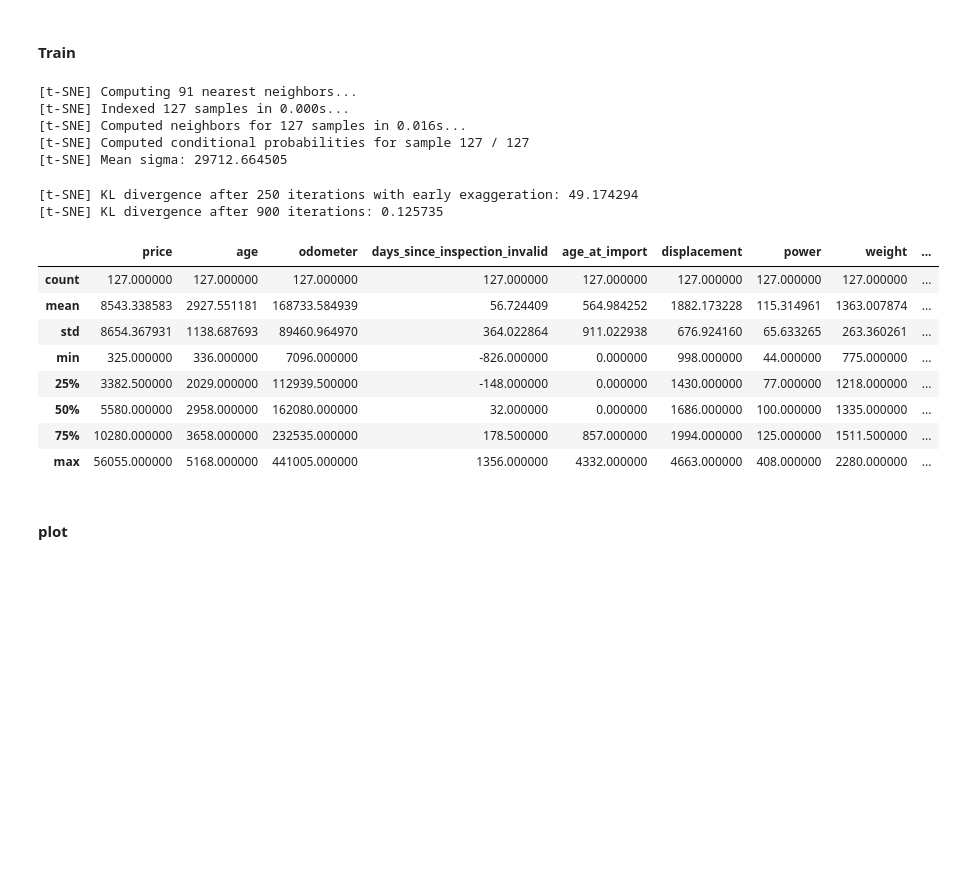
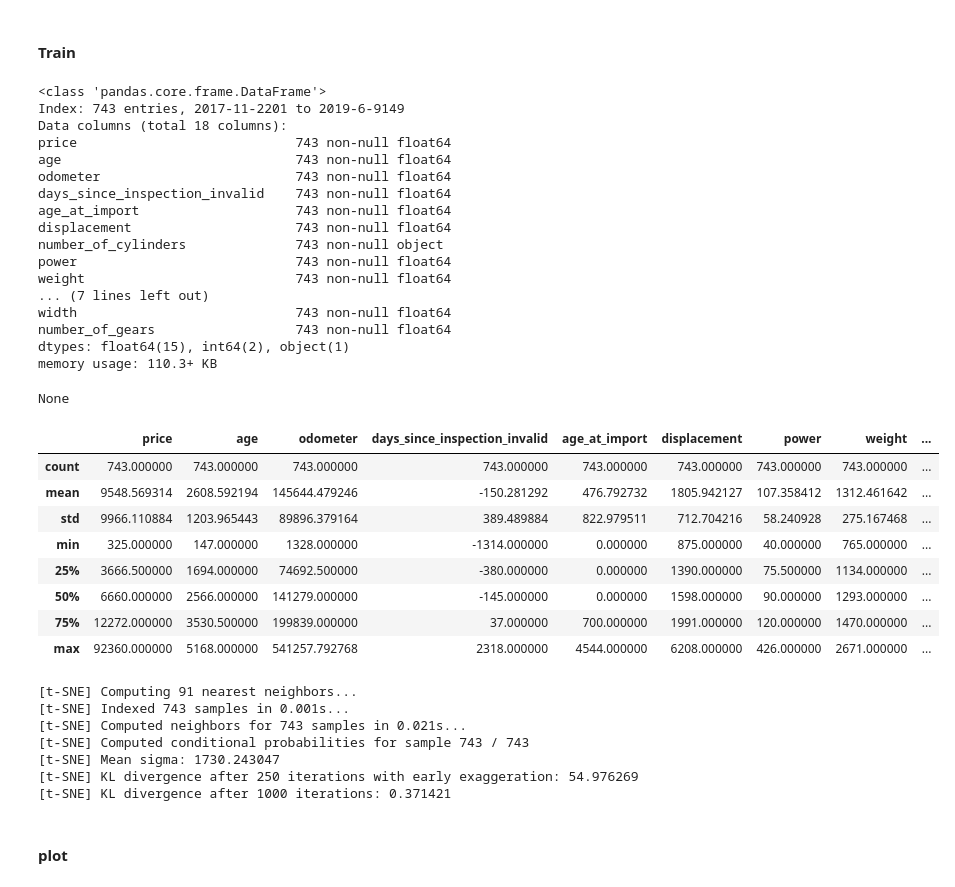
Before and after one commit to r5atom/Saturday-Datascience, a Jupyter notebook: code/eda-after-merge.ipynb, the cells around one changed output. Cells and saved outputs as stored; diff of their text form; code cells hidden in the pictures; blank space fills up the shorter version.

Commit message:
run with retrofitted data
aggregate, preproc, eda, predict

```diff
--- a/code/eda-after-merge.ipynb
+++ b/code/eda-after-merge.ipynb
@@ -366,28 +366,48 @@ see if there are clusters
 # %%
 from sklearn.manifold import TSNE
 
-train = df.drop(columns=['brand','model','fuel','body_type','color','car_name', 'energy_label']).dropna()
+# remove categories
+train = df.drop(columns=['brand','model','fuel','body_type','color','car_name', 'energy_label', 'fwd']).dropna()
+display(train.info())
+display(train.describe())
 
 model = TSNE(learning_rate = 100,verbose=1)
 transformed = model.fit_transform(train)
-train.describe()
 # %% [output]
-[t-SNE] Computing 91 nearest neighbors...
-[t-SNE] Indexed 127 samples in 0.000s...
-[t-SNE] Computed neighbors for 127 samples in 0.016s...
-[t-SNE] Computed conditional probabilities for sample 127 / 127
-[t-SNE] Mean sigma: 29712.664505
+<class 'pandas.core.frame.DataFrame'>
+Index: 743 entries, 2017-11-2201 to 2019-6-9149
+Data columns (total 18 columns):
+price                            743 non-null float64
+age                              743 non-null float64
+odometer                         743 non-null float64
+days_since_inspection_invalid    743 non-null float64
+age_at_import                    743 non-null float64
+displacement                     743 non-null float64
+number_of_cylinders              743 non-null object
+power                            743 non-null float64
+weight                           743 non-null float64
+... (7 lines left out)
+width                            743 non-null float64
+number_of_gears                  743 non-null float64
+dtypes: float64(15), int64(2), object(1)
+memory usage: 110.3+ KB
-[t-SNE] KL divergence after 250 iterations with early exaggeration: 49.174294
-[t-SNE] KL divergence after 900 iterations: 0.125735
+None
 |  | price | age | odometer | days_since_inspection_invalid | age_at_import | displacement | power | weight | ... |
-| count | 127.000000 | 127.000000 | 127.000000 | 127.000000 | 127.000000 | 127.000000 | 127.000000 | 127.000000 | ... |
-| mean | 8543.338583 | 2927.551181 | 168733.584939 | 56.724409 | 564.984252 | 1882.173228 | 115.314961 | 1363.007874 | ... |
-| std | 8654.367931 | 1138.687693 | 89460.964970 | 364.022864 | 911.022938 | 676.924160 | 65.633265 | 263.360261 | ... |
-| min | 325.000000 | 336.000000 | 7096.000000 | -826.000000 | 0.000000 | 998.000000 | 44.000000 | 775.000000 | ... |
-| 25% | 3382.500000 | 2029.000000 | 112939.500000 | -148.000000 | 0.000000 | 1430.000000 | 77.000000 | 1218.000000 | ... |
-| 50% | 5580.000000 | 2958.000000 | 162080.000000 | 32.000000 | 0.000000 | 1686.000000 | 100.000000 | 1335.000000 | ... |
-| 75% | 10280.000000 | 3658.000000 | 232535.000000 | 178.500000 | 857.000000 | 1994.000000 | 125.000000 | 1511.500000 | ... |
-| max | 56055.000000 | 5168.000000 | 441005.000000 | 1356.000000 | 4332.000000 | 4663.000000 | 408.000000 | 2280.000000 | ... |
+| count | 743.000000 | 743.000000 | 743.000000 | 743.000000 | 743.000000 | 743.000000 | 743.000000 | 743.000000 | ... |
+| mean | 9548.569314 | 2608.592194 | 145644.479246 | -150.281292 | 476.792732 | 1805.942127 | 107.358412 | 1312.461642 | ... |
+| std | 9966.110884 | 1203.965443 | 89896.379164 | 389.489884 | 822.979511 | 712.704216 | 58.240928 | 275.167468 | ... |
+| min | 325.000000 | 147.000000 | 1328.000000 | -1314.000000 | 0.000000 | 875.000000 | 40.000000 | 765.000000 | ... |
+| 25% | 3666.500000 | 1694.000000 | 74692.500000 | -380.000000 | 0.000000 | 1390.000000 | 75.500000 | 1134.000000 | ... |
+| 50% | 6660.000000 | 2566.000000 | 141279.000000 | -145.000000 | 0.000000 | 1598.000000 | 90.000000 | 1293.000000 | ... |
+| 75% | 12272.000000 | 3530.500000 | 199839.000000 | 37.000000 | 700.000000 | 1991.000000 | 120.000000 | 1470.000000 | ... |
+| max | 92360.000000 | 5168.000000 | 541257.792768 | 2318.000000 | 4544.000000 | 6208.000000 | 426.000000 | 2671.000000 | ... |
+[t-SNE] Computing 91 nearest neighbors...
+[t-SNE] Indexed 743 samples in 0.001s...
+[t-SNE] Computed neighbors for 743 samples in 0.021s...
+[t-SNE] Computed conditional probabilities for sample 743 / 743
+[t-SNE] Mean sigma: 1730.243047
+[t-SNE] KL divergence after 250 iterations with early exaggeration: 54.976269
+[t-SNE] KL divergence after 1000 iterations: 0.371421
 # %% [markdown]
 #### plot
 # %%
```
Also changed, not shown: parts of 4 cells of this notebook, 12 other files.
